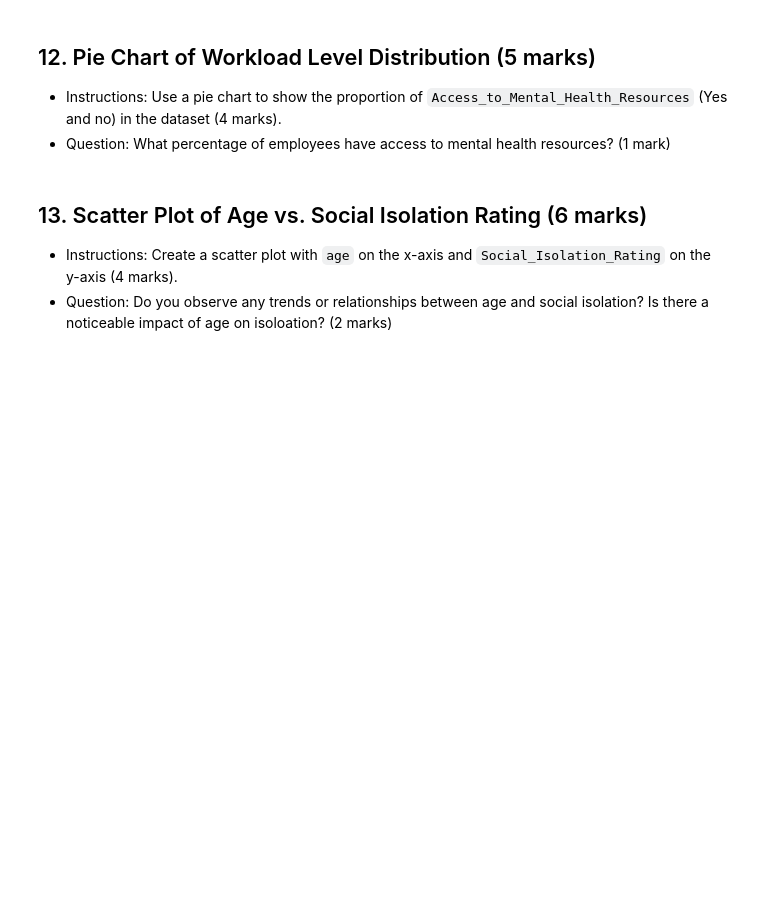
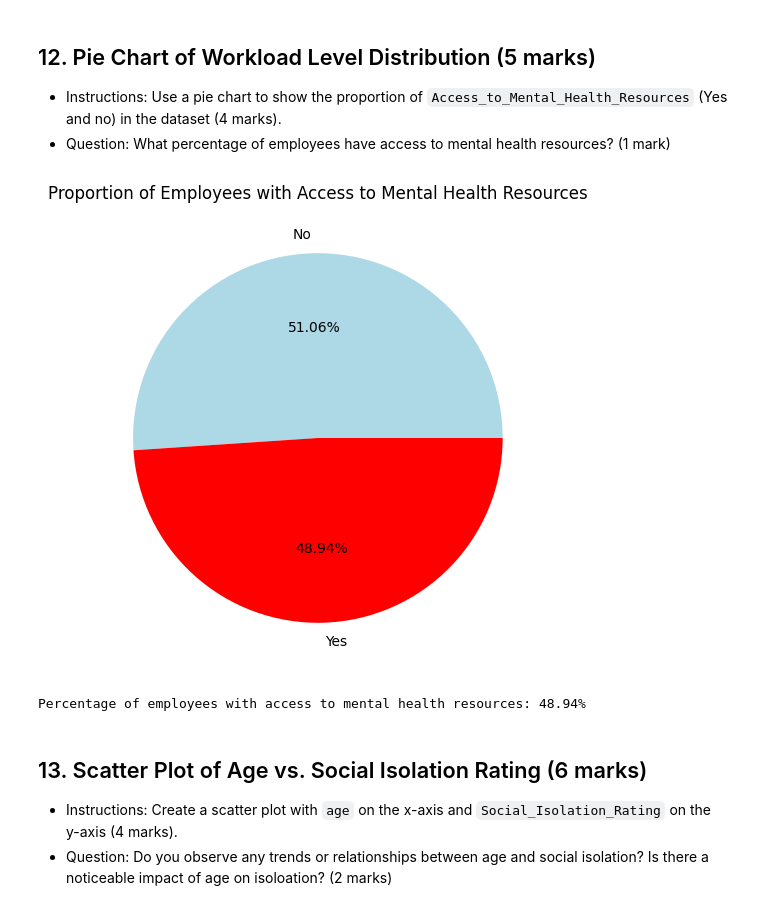
Before and after one commit to Denji-1/Data_Analytics_with_Python, a Jupyter notebook: Assessment/Data_Analytics_with_Python_Assessment.ipynb, the cells around one changed output. Cells and saved outputs as stored; diff of their text form; code cells hidden in the pictures; blank space fills up the shorter version.

```diff
--- a/Assessment/Data_Analytics_with_Python_Assessment.ipynb
+++ b/Assessment/Data_Analytics_with_Python_Assessment.ipynb
@@ -227,3 +460,19 @@ Instructions: Use individual commands to find the statistical summary.
+# %%
+# Count the occurrences of 'Yes' and 'No' in the 'Access_to_Mental_Health_Resources' column
+access_counts = df['Access_to_Mental_Health_Resources'].value_counts()
+
+# Plot a pie chart
+plt.figure(figsize=(10, 6))
+plt.pie(access_counts, labels=access_counts.index, autopct='%1.2f%%', colors=['lightblue', 'red'])
+plt.title('Proportion of Employees with Access to Mental Health Resources')
+plt.show()
+
+# Calculate the percentage of employees with access to mental health resources
+percentage_with_access = (access_counts['Yes'] / access_counts.sum()) * 100
+print(f"\nPercentage of employees with access to mental health resources: {percentage_with_access:.2f}%")
+# %% [output]
+[figure, added]
+Percentage of employees with access to mental health resources: 48.94%
 # %% [markdown]
 ## 13. Scatter Plot of Age vs. Social Isolation Rating (6 marks)
 - Instructions: Create a scatter plot with `age` on the x-axis and `Social_Isolation_Rating` on the y-axis (4 marks).
```
Also changed, not shown: parts of 41 cells of this notebook.
